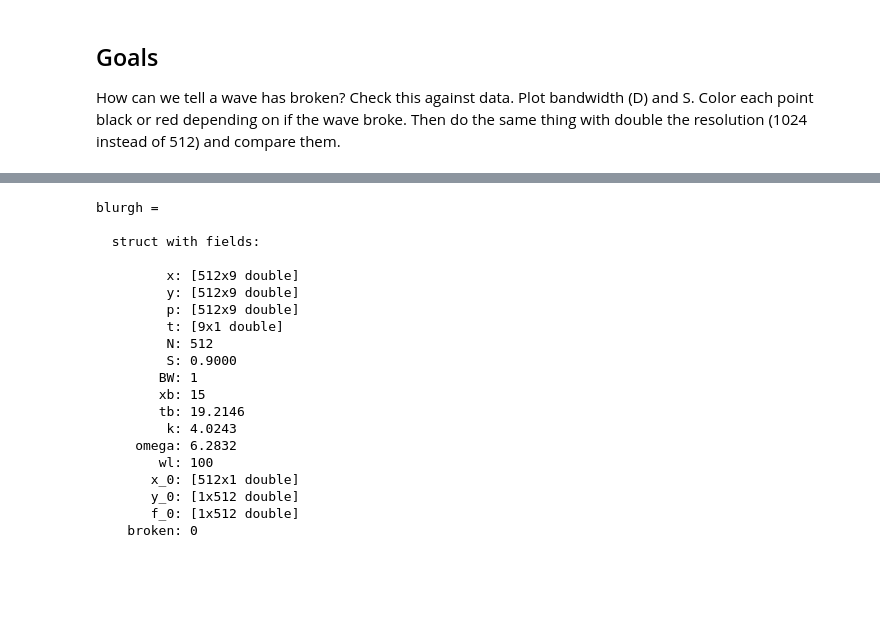
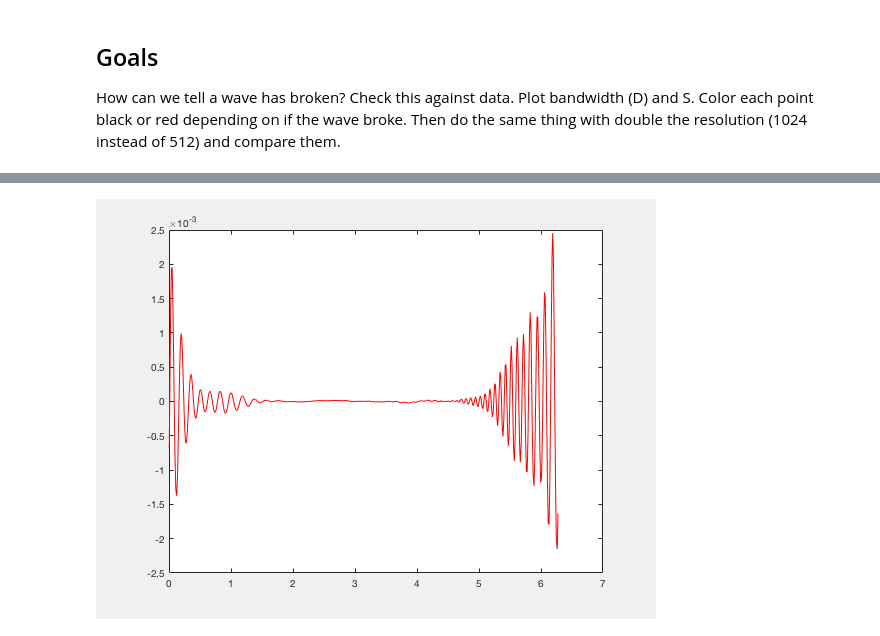
Before and after one commit to npizzo/particlekinematics, a Jupyter notebook: Focusing Packets.ipynb, the cells around one changed output, grey strips where cells are left out. Cells and saved outputs as stored; diff of their text form; code cells hidden in the pictures; blank space fills up the shorter version.

```diff
--- a/Focusing Packets.ipynb
+++ b/Focusing Packets.ipynb
@@ -225,26 +237,8 @@ ylabel('D')
-# %%
-blurgh=cell2mat(foc(9,3))
-# %% [output]
-blurgh =
-
-  struct with fields:
-
-         x: [512x9 double]
-         y: [512x9 double]
-         p: [512x9 double]
-         t: [9x1 double]
-         N: 512
-         S: 0.9000
-        BW: 1
-        xb: 15
-        tb: 19.2146
-         k: 4.0243
-     omega: 6.2832
-        wl: 100
-       x_0: [512x1 double]
-       y_0: [1x512 double]
-       f_0: [1x512 double]
-    broken: 0
+# %%
+blurgh=cell2mat(foc(7,5));
+plot(blurgh.x(:,end),blurgh.y(:,end),'r')
+# %% [output]
+[figure, added]
 # %%
 plot(blurgh.x(:,end),blurgh.y(:,end),'r')
 %xlim([1.8 2])
```
Also changed, not shown: parts of 3 cells of this notebook, 18 other files.
